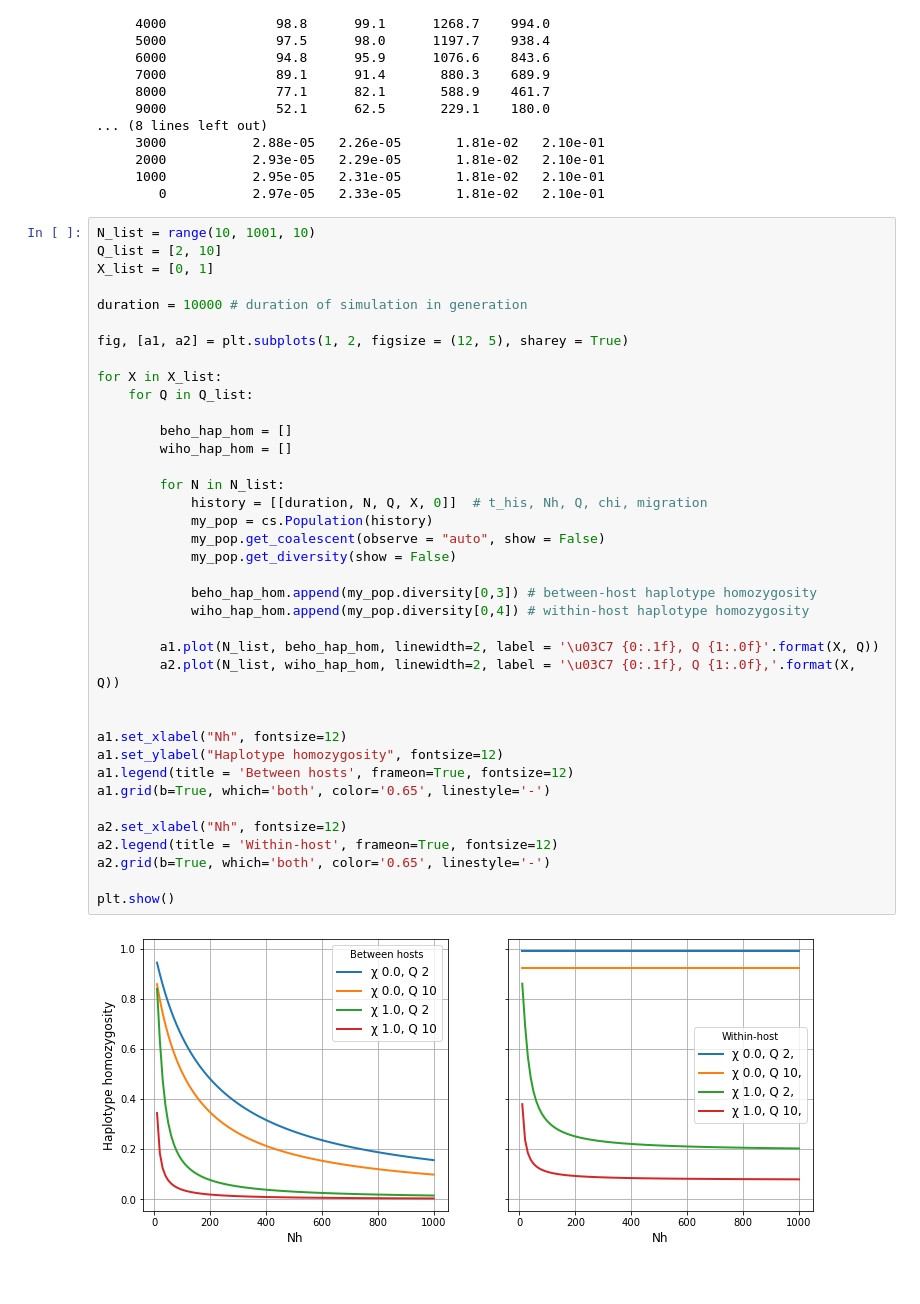
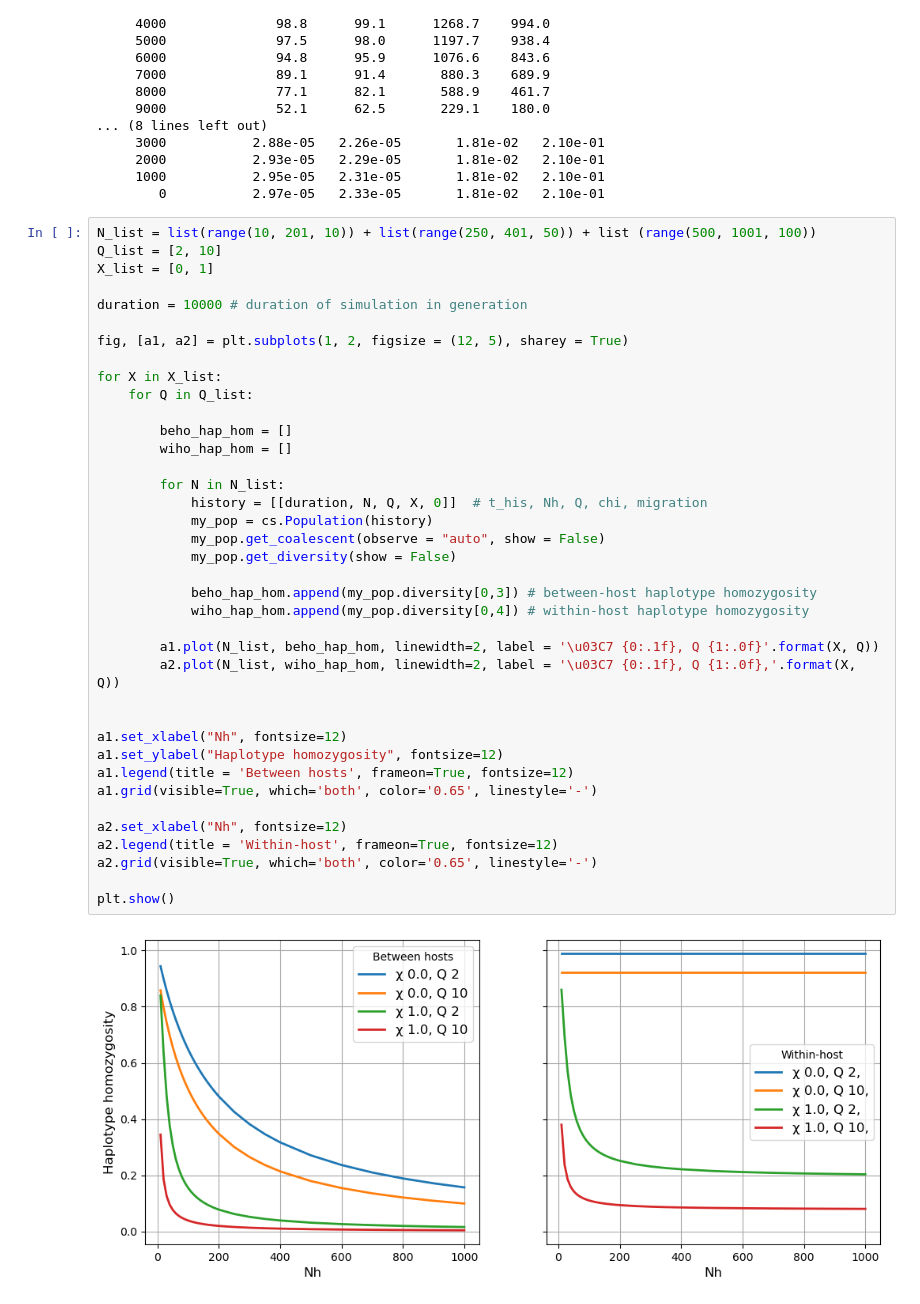
Before and after one commit to d-kwiat/gtg, a Jupyter notebook: haplotype-homozygosity-2cM.ipynb, the cells around one changed output. Saved outputs shown, nothing was run; the diff lists cells and outputs as text.

```diff
--- a/haplotype-homozygosity-2cM.ipynb
+++ b/haplotype-homozygosity-2cM.ipynb
@@ -64,7 +64,7 @@ Observation time.    Events captured.   Mean coalescence time
      1000           2.95e-05   2.31e-05       1.81e-02   2.10e-01
         0           2.97e-05   2.33e-05       1.81e-02   2.10e-01
 # %%
-N_list = range(10, 1001, 10)
+N_list = list(range(10, 201, 10)) + list(range(250, 401, 50)) + list (range(500, 1001, 100))
 Q_list = [2, 10]
 X_list = [0, 1]
 
@@ -73,33 +73,33 @@ duration = 10000 # duration of simulation in generation
 fig, [a1, a2] = plt.subplots(1, 2, figsize = (12, 5), sharey = True)
 
 for X in X_list:
     for Q in Q_list:
 
         beho_hap_hom = []
         wiho_hap_hom = []
 
         for N in N_list:
             history = [[duration, N, Q, X, 0]]  # t_his, Nh, Q, chi, migration
             my_pop = cs.Population(history)
             my_pop.get_coalescent(observe = "auto", show = False)
             my_pop.get_diversity(show = False)
 
             beho_hap_hom.append(my_pop.diversity[0,3]) # between-host haplotype homozygosity
             wiho_hap_hom.append(my_pop.diversity[0,4]) # within-host haplotype homozygosity
 
         a1.plot(N_list, beho_hap_hom, linewidth=2, label = '\u03C7 {0:.1f}, Q {1:.0f}'.format(X, Q))
         a2.plot(N_list, wiho_hap_hom, linewidth=2, label = '\u03C7 {0:.1f}, Q {1:.0f},'.format(X, Q))
 
 
 a1.set_xlabel("Nh", fontsize=12)
 a1.set_ylabel("Haplotype homozygosity", fontsize=12)
 a1.legend(title = 'Between hosts', frameon=True, fontsize=12)
-a1.grid(b=True, which='both', color='0.65', linestyle='-')
+a1.grid(visible=True, which='both', color='0.65', linestyle='-')
 
 a2.set_xlabel("Nh", fontsize=12)
 a2.legend(title = 'Within-host', frameon=True, fontsize=12)
-a2.grid(b=True, which='both', color='0.65', linestyle='-')
+a2.grid(visible=True, which='both', color='0.65', linestyle='-')
 
 plt.show()
 # %% [output]
-[figure, old version]
+[figure, new version]
```
